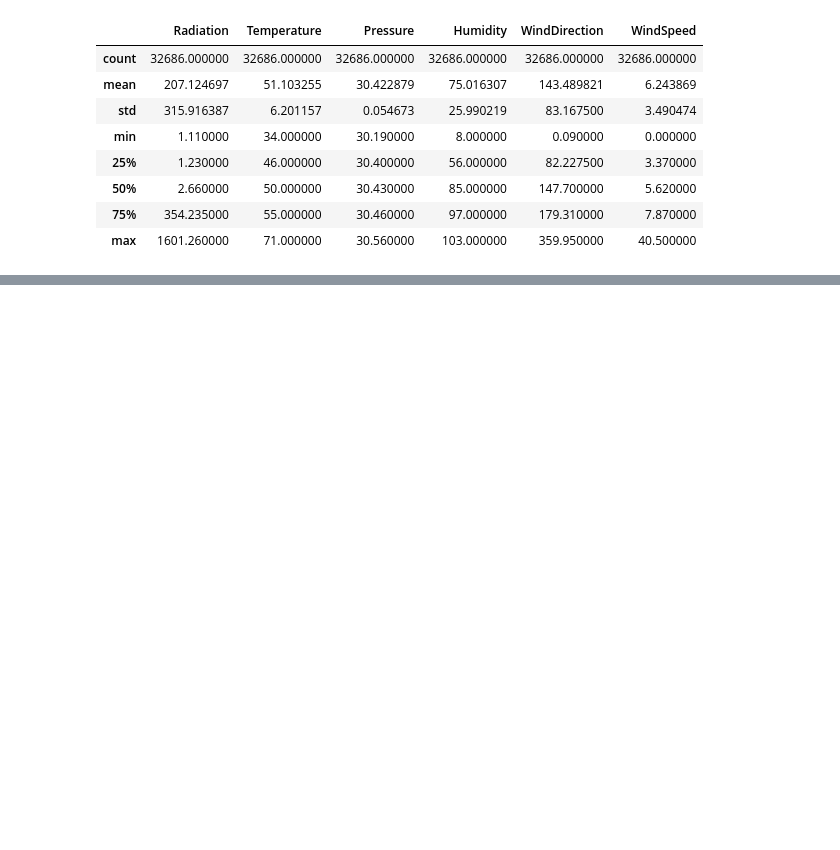
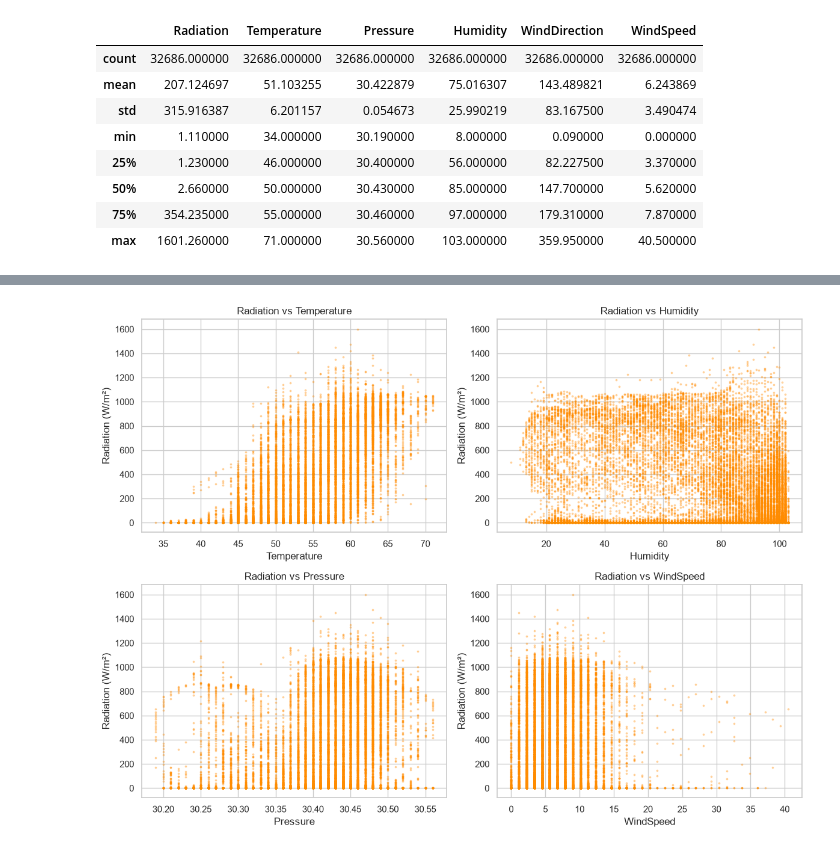
Before and after one commit to abhishekbirajdar1707-cpu/solar-radiation-analysis-PS-2, a Jupyter notebook: notebooks/solar_analysis.ipynb, the cells around one changed output, grey strips where cells are left out. Saved outputs shown, nothing was run; the diff lists cells and outputs as text; code cells hidden in the pictures; blank space fills up the shorter version.

```diff
--- a/notebooks/solar_analysis.ipynb
+++ b/notebooks/solar_analysis.ipynb
@@ -45,0 +75,11 @@ df[["Radiation","Temperature","Pressure","Humidity","WindDirection","WindSpeed"]
+# %%
+fig, axes = plt.subplots(2, 2, figsize=(12, 9))
+for ax, col in zip(axes.flat, ["Temperature", "Humidity", "Pressure", "WindSpeed"]):
+    ax.scatter(df[col], df["Radiation"], s=3, alpha=0.3, color="darkorange")
+    ax.set_xlabel(col); ax.set_ylabel("Radiation (W/m²)")
+    ax.set_title(f"Radiation vs {col}")
+plt.tight_layout()
+plt.savefig("../plots/03_radiation_vs_parameters.png", dpi=150, bbox_inches="tight")
+plt.show()
+# %% [output]
+[figure, added]
```
Also changed, not shown: parts of 4 cells of this notebook, 6 other files.
